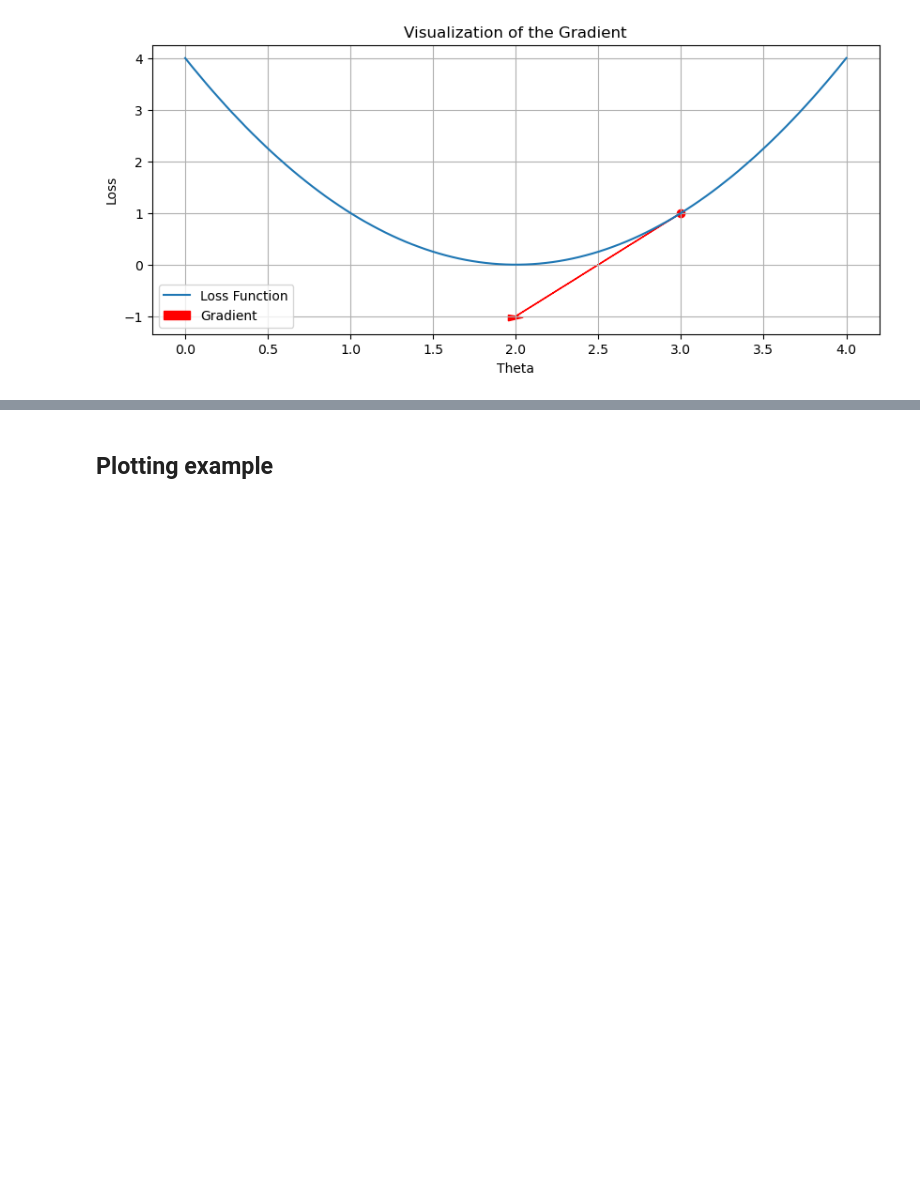
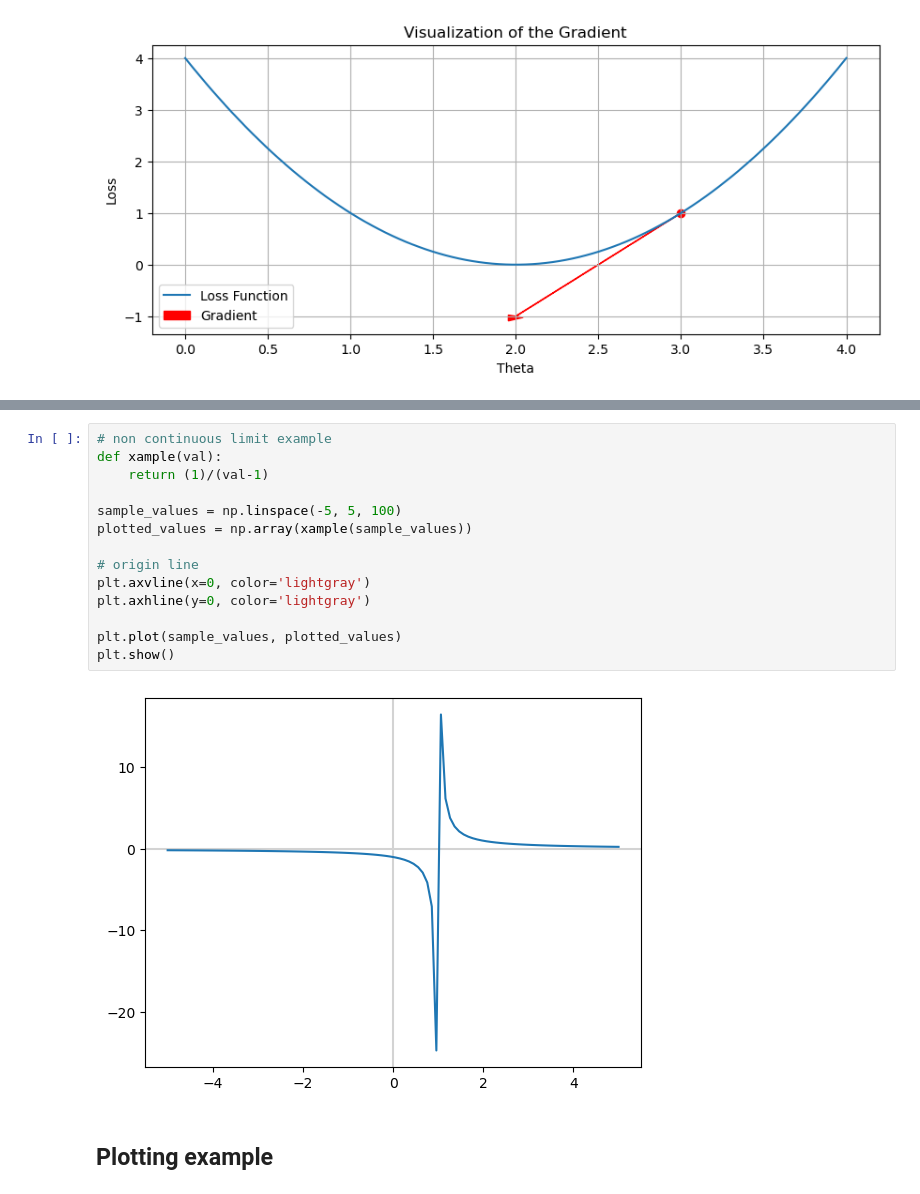
Before and after one commit to MiguelPartosa/Learning-Derivatives-with-Python, a Jupyter notebook: derivatives.ipynb, the cells around one changed output, grey strips where cells are left out. Cells and saved outputs as stored; diff of their text form; blank space fills up the shorter version.

```diff
--- a/derivatives.ipynb
+++ b/derivatives.ipynb
@@ -128,3 +148,19 @@ plt.show()
+# %%
+# non continuous limit example
+def xample(val):
+    return (1)/(val-1)
+
+sample_values = np.linspace(-5, 5, 100)
+plotted_values = np.array(xample(sample_values))
+
+# origin line
+plt.axvline(x=0, color='lightgray')
+plt.axhline(y=0, color='lightgray')
+
+plt.plot(sample_values, plotted_values)
+plt.show()
+# %% [output]
+[figure, added]
 # %% [markdown]
 ## Plotting example
 # %% [markdown]
```
Also changed, not shown: parts of 5 cells of this notebook.
